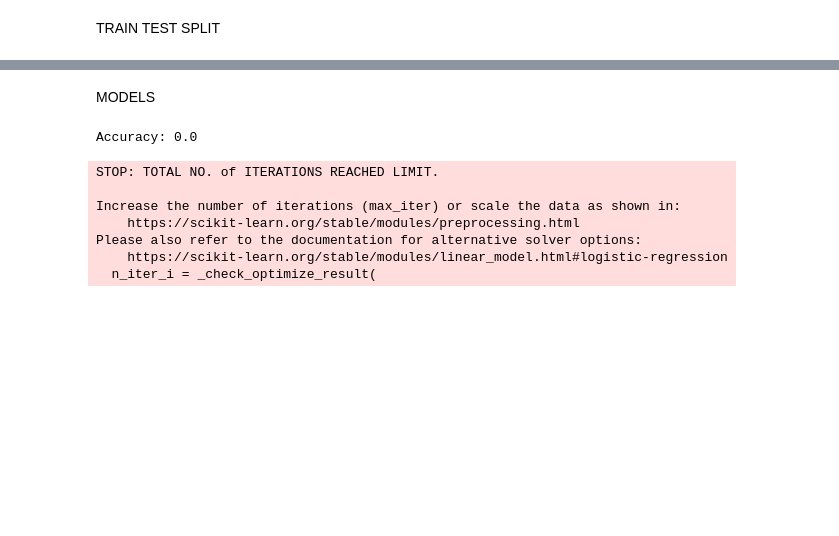
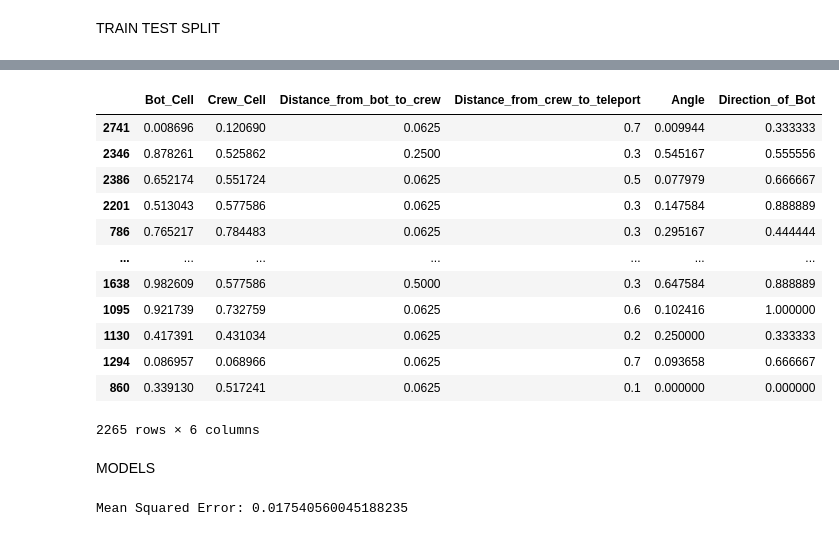
Before and after one commit to krshsl/AI_Projects, a Jupyter notebook: assignment3/Machine_Learning.ipynb, the cells around one changed output, grey strips where cells are left out. Cells and saved outputs as stored; diff of their text form; code cells hidden in the pictures; blank space fills up the shorter version.

```diff
--- a/assignment3/Machine_Learning.ipynb
+++ b/assignment3/Machine_Learning.ipynb
@@ -132,23 +228,44 @@ print(type(y[0]))
 # %%
 X_train, X_test, y_train, y_test = train_test_split(X, y, test_size=0.2, random_state=42)
+# %%
+X_train
+# %% [output]
+|  | Bot_Cell | Crew_Cell | Distance_from_bot_to_crew | Distance_from_crew_to_teleport | Angle | Direction_of_Bot |
+| 2741 | 0.008696 | 0.120690 | 0.0625 | 0.7 | 0.009944 | 0.333333 |
+| 2346 | 0.878261 | 0.525862 | 0.2500 | 0.3 | 0.545167 | 0.555556 |
+| 2386 | 0.652174 | 0.551724 | 0.0625 | 0.5 | 0.077979 | 0.666667 |
+| 2201 | 0.513043 | 0.577586 | 0.0625 | 0.3 | 0.147584 | 0.888889 |
+| 786 | 0.765217 | 0.784483 | 0.0625 | 0.3 | 0.295167 | 0.444444 |
+| ... | ... | ... | ... | ... | ... | ... |
+| 1638 | 0.982609 | 0.577586 | 0.5000 | 0.3 | 0.647584 | 0.888889 |
+| 1095 | 0.921739 | 0.732759 | 0.0625 | 0.6 | 0.102416 | 1.000000 |
+| 1130 | 0.417391 | 0.431034 | 0.0625 | 0.2 | 0.250000 | 0.333333 |
+| 1294 | 0.086957 | 0.068966 | 0.0625 | 0.7 | 0.093658 | 0.666667 |
+| 860 | 0.339130 | 0.517241 | 0.0625 | 0.1 | 0.000000 | 0.000000 |
+2265 rows × 6 columns
 # %% [markdown]
 MODELS
 # %%
-model = LogisticRegression()
+from sklearn.model_selection import train_test_split
+from sklearn.linear_model import LinearRegression
+from sklearn.metrics import mean_squared_error
+
+# Assuming 'df' is your DataFrame containing the data
+X = final_data[['Bot_Cell', 'Crew_Cell', 'Distance_from_bot_to_crew', 'Distance_from_bot_to_teleport', 'Distance_from_crew_to_teleport', 'Angle', 'Direction_of_Bot']]
+y = final_data['Bot_Move']
+
+# Split data into training and testing sets
+X_train, X_test, y_train, y_test = train_test_split(X, y, test_size=0.2, random_state=42)
+
+# Initialize and train the linear regression model
+model = LinearRegression()
 model.fit(X_train, y_train)
 
-
-y_pred = model.predict(X_test)
+# Make predictions on the testing data
+predictions = model.predict(X_test)
 
 # Evaluate the model
-accuracy = accuracy_score(y_test, y_pred)
-print("Accuracy:", accuracy)
+mse = mean_squared_error(y_test, predictions)
+print("Mean Squared Error:", mse)
 # %% [output]
-Accuracy: 0.0
+Mean Squared Error: 0.017540560045188235
-STOP: TOTAL NO. of ITERATIONS REACHED LIMIT.
-
-Increase the number of iterations (max_iter) or scale the data as shown in:
-    https://scikit-learn.org/stable/modules/preprocessing.html
-Please also refer to the documentation for alternative solver options:
-    https://scikit-learn.org/stable/modules/linear_model.html#logistic-regression
-  n_iter_i = _check_optimize_result(
```
Also changed, not shown: parts of 21 cells of this notebook, 2 other files.
